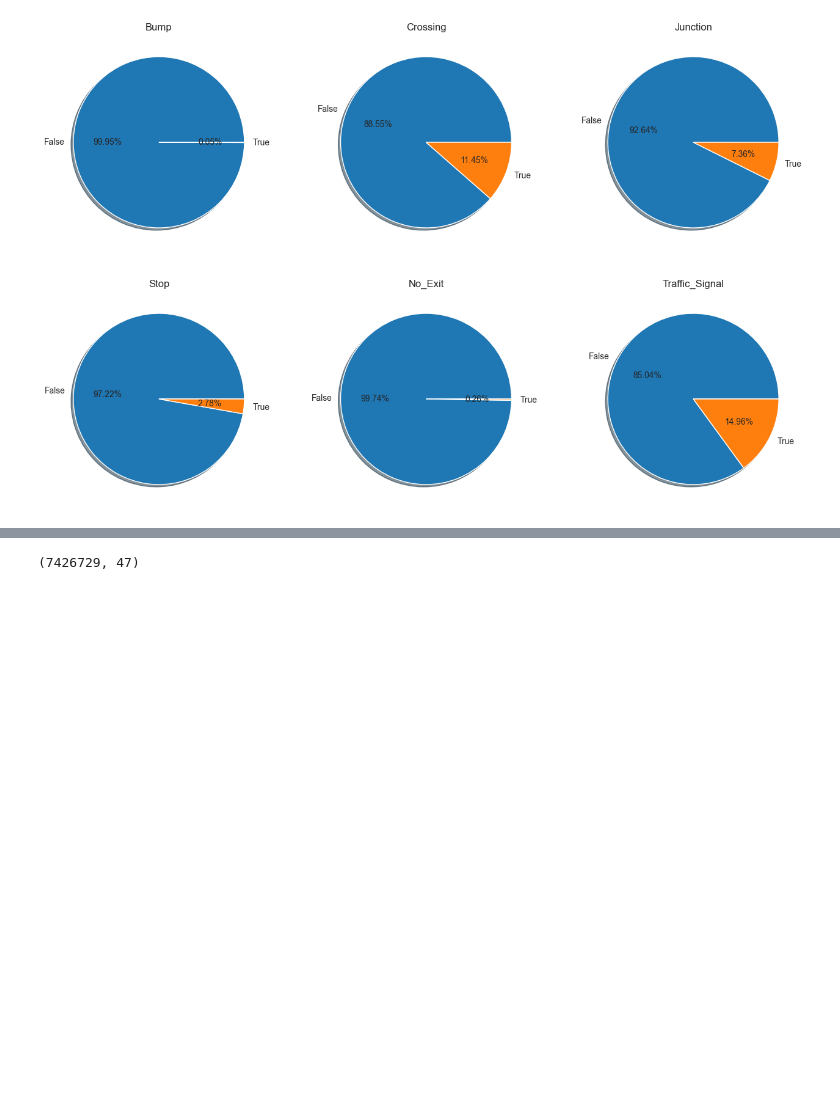
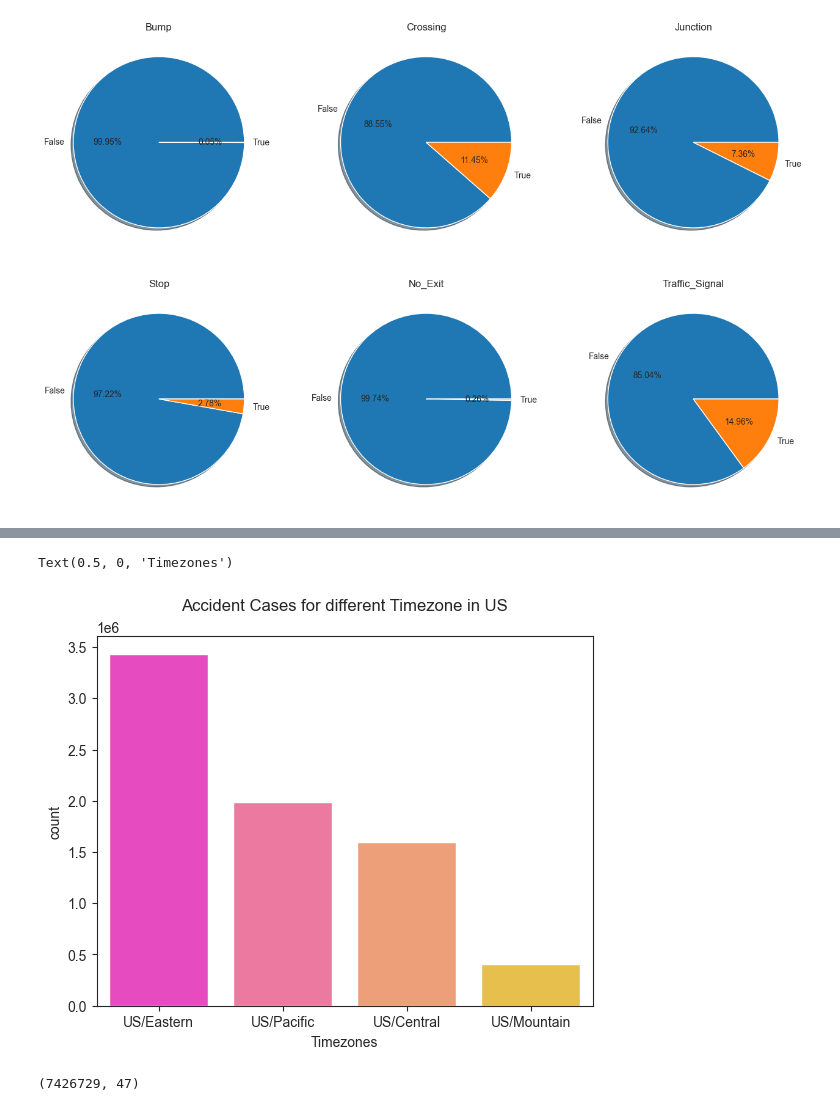
Before and after one commit to AbhirupB/Road-accidents-ML, a Jupyter notebook: EDA and training.ipynb, the cells around one changed output, grey strips where cells are left out. Drawn from its saved outputs; the diff is of its cells as text; code cells hidden in the pictures; blank space fills up the shorter version.

```diff
--- a/EDA and training.ipynb
+++ b/EDA and training.ipynb
@@ -760,3 +760,6 @@ df_copy['Traffic_Signal'].value_counts().plot(kind='pie',shadow=True,autopct = '
 plt.show()
 # %% [output]
 [figure]
+# %%
+timezone_df = pd.DataFrame(df_copy['Timezone'].value_counts()).reset_index().rename(columns={'index':'Timezone', 'Timezone':'Cases'})
+timezone_df
@@ -763,3 +772,10 @@ plt.show()
+# %%
+sns.barplot(y=timezone_df['count'], x=timezone_df['Cases'], palette='spring')
+plt.title("Accident Cases for different Timezone in US\n")
+plt.xlabel("Timezones")
+# %% [output]
+Text(0.5, 0, 'Timezones')
+[figure, added]
 # %%
 df_copy.shape
 # %% [output]
```
Also changed, not shown: parts of 11 cells of this notebook.
